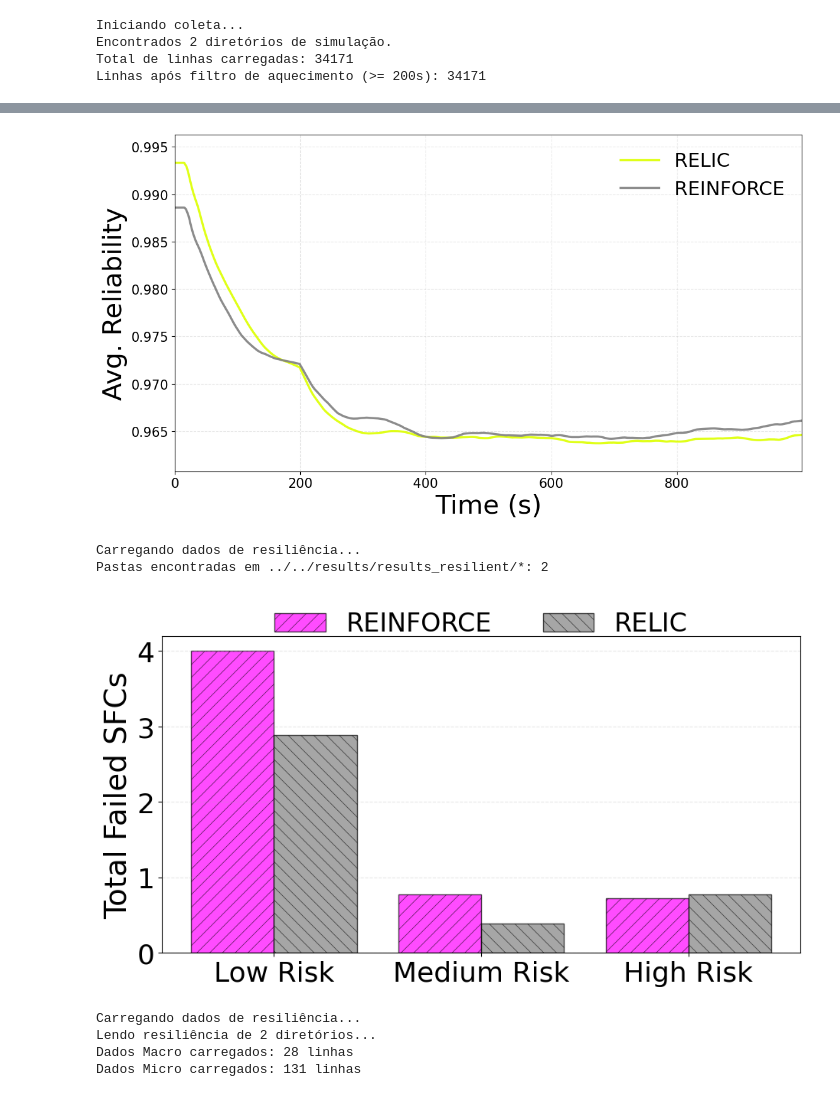
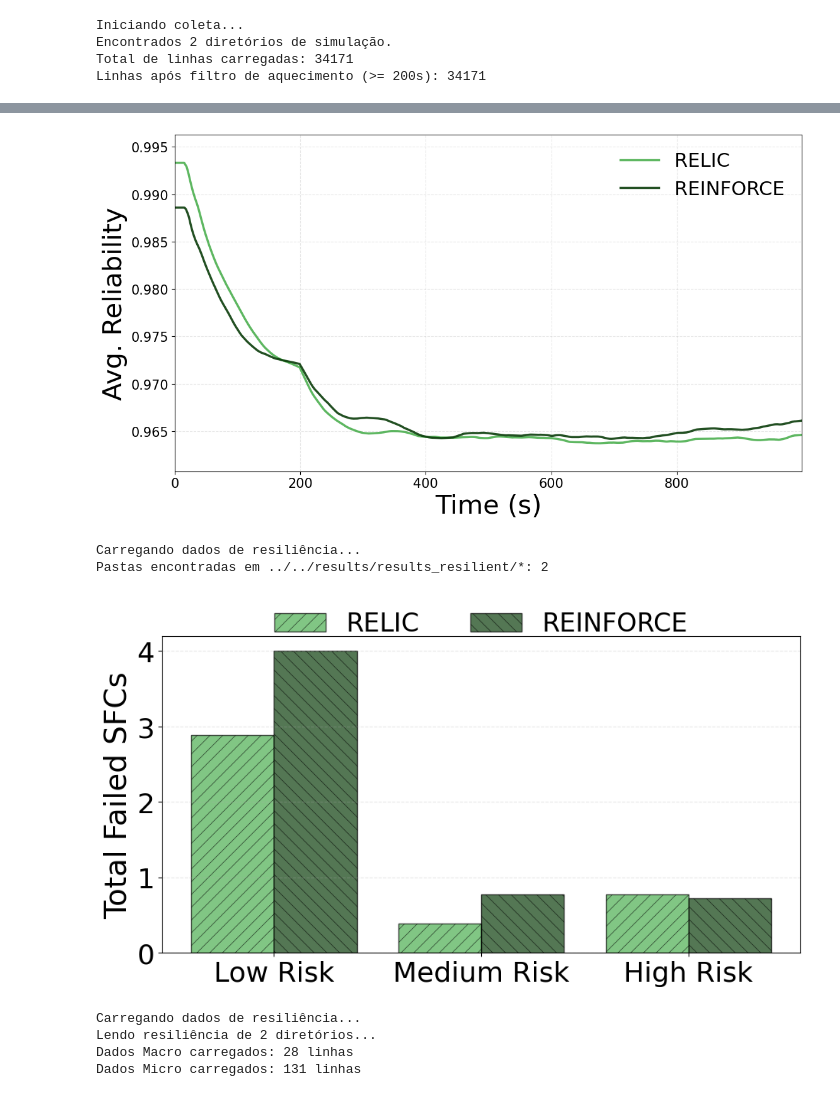
Before and after one commit to FialhoSJ/multi-user-sfc, a Jupyter notebook: plots/2026/teste.ipynb, the cells around one changed output, grey strips where cells are left out. Cells and saved outputs as stored; diff of their text form; code cells hidden in the pictures.

```diff
--- a/plots/2026/teste.ipynb
+++ b/plots/2026/teste.ipynb
@@ -513,7 +519,7 @@ import matplotlib.pyplot as plt
 # %% [Célula de Ajuste Fino] Gráfico de Confiabilidade (Sem Título e Legenda Ajustada)
 
 def plot_reliability_final(df, janela=20):
-    fig, ax = plt.subplots(figsize=(12, 7))
+    fig, ax = plt.subplots(figsize=(10, 6))
 
     # Ordenação dos algoritmos
     # (Assumindo que CORES_ALGORITMOS já está definido globalmente no seu código)
@@ -553,20 +559,16 @@ def plot_reliability_final(df, janela=20):
     # --- AJUSTES VISUAIS ---
     ax.set_xlim(series_plot.index.min(), series_plot.index.max())
 
-    # 1. TÍTULO REMOVIDO (Comentado)
-    # ax.set_title("Average SFC Reliability", pad=18, fontweight='bold', fontsize=20)
+    # --- ALTERAÇÃO 2: Fontes Padronizadas ---
+    ax.set_ylabel("Avg. Reliability", fontsize=32) # Igualado ao Boxplot
+    ax.set_xlabel("Time (s)", fontsize=32)
 
-    # Fontes dos eixos
-    ax.set_ylabel("Avg. Reliability", fontsize=30)
-    ax.set_xlabel("Time (s)", fontsize=30)
-
-    # 2. LEGENDA CORRIGIDA
-    # Mudei para 'upper right' pois o gráfico cai, deixando o topo livre.
+    # Legenda interna (já estava, mas ajustei o tamanho)
     ax.legend(
         loc='upper right',
-        ncol=1,            # 1 coluna costuma ficar mais elegante no canto
-        frameon=False,     # Sem caixa em volta (como pediu)
-        fontsize=22
+        ncol=1,
+        frameon=False,
+        fontsize=20
     )
 
     margin = (max_val_global - min_val_global) * 0.1
@@ -578,16 +580,16 @@ def plot_reliability_final(df, janela=20):
     ax.yaxis.set_major_formatter(FormatStrFormatter('%.3f'))
 
     ax.grid(True, linestyle='--', alpha=0.3)
-    ax.tick_params(axis='both', labelsize=15)
+    ax.tick_params(axis='both', labelsize=26)
 
     plt.tight_layout()
-    # plt.savefig("avg_reliability_final.pdf", dpi=300, bbox_inches='tight')
+    plt.savefig("avg_reliability_final.pdf", dpi=300, bbox_inches='tight')
     plt.show()
 
 # Exemplo de chamada (certifique-se de que df_foco e CORES_ALGORITMOS existem)
 plot_reliability_final(df_foco, janela=200)
 # %% [output]
-[figure, old version]
+[figure, new version]
 # %%
 # %% [Célula Nova] Gráfico de Falhas por Nível de Risco (Resiliência)
 
@@ -623,8 +625,8 @@ CORES = {
     "INOMMUS": "#1f77b4",     # Azul
     "DA-RSPPO": "#ff7f0e",    # Laranja
     "Hephaestus": "#2ca02c",  # Verde
-    'REPIC': "#ddff00",        # Amarelo
-    'REINFORCE': "#ff00ff",      # Magenta
+    'RELIC': "#4CAF50",
+    'REINFORCE': "#0B3D0B",      # Verde Escuro
     "OSCIM": "#d62728",       # Vermelho
     "GreedyB": "#9467bd",     # Roxo
 }
@@ -699,39 +701,39 @@ def plot_failures_by_risk(dados):
         posicao = x + (i - len(algoritmos)/2) * width + width/2
         cor = CORES.get(alg, 'gray')
         hachura = HACHURAS[i % len(HACHURAS)]
 
         barras = ax.bar(posicao, valores, width, label=alg,
                         color=cor, hatch=hachura, edgecolor='black', alpha=0.7)
 
         # Opcional: Adicionar o valor em cima da barra
         # ax.bar_label(barras, padding=3, fmt='%d', fontsize=10)
 
     # Estilização
-    ax.set_ylabel('Total Failed SFCs', fontsize=28)
-    # ax.set_title('Total Failures by Risk Level', fontsize=18, fontweight='bold', pad=15)
+    ax.set_ylabel('Total Failed SFCs', fontsize=32) # Padronizado
     ax.set_xticks(x)
     ax.set_xticklabels(categorias, fontsize=26)
     ax.tick_params(axis='y', labelsize=26)
     ax.grid(axis='y', linestyle='--', alpha=0.3)
 
-    # Legenda aumentada
-    ax.legend(loc='upper center', bbox_to_anchor=(0.5, 1.15),
-              ncol=len(algoritmos), frameon=False, fontsize=24)
+    # Legenda trazida para dentro (Upper Right ou Best costuma funcionar bem aqui)
+    ax.legend(loc='upper right',
+              ncol=1, frameon=True, fontsize=20,
+              facecolor='white', framealpha=0.8)
 
     plt.tight_layout()
     plt.savefig('failures_by_risk_grouped.pdf', dpi=300, bbox_inches='tight')
     plt.show()
 
 # ==========================================
 # 4. EXECUÇÃO
 # ==========================================
 print("Carregando dados de resiliência...")
 dados_resiliencia = carregar_dados_resiliencia(DIR_RESILIENT)
 plot_failures_by_risk(dados_resiliencia)
 # %% [output]
 Carregando dados de resiliência...
 Pastas encontradas em ../../results/results_resilient/*: 2
-[figure, old version]
+[figure, new version]
 # %%
 def carregar_dados_resiliencia_completo(diretorio_pattern):
     """
```
Also changed, not shown: parts of 8 cells of this notebook, 1 other file.
